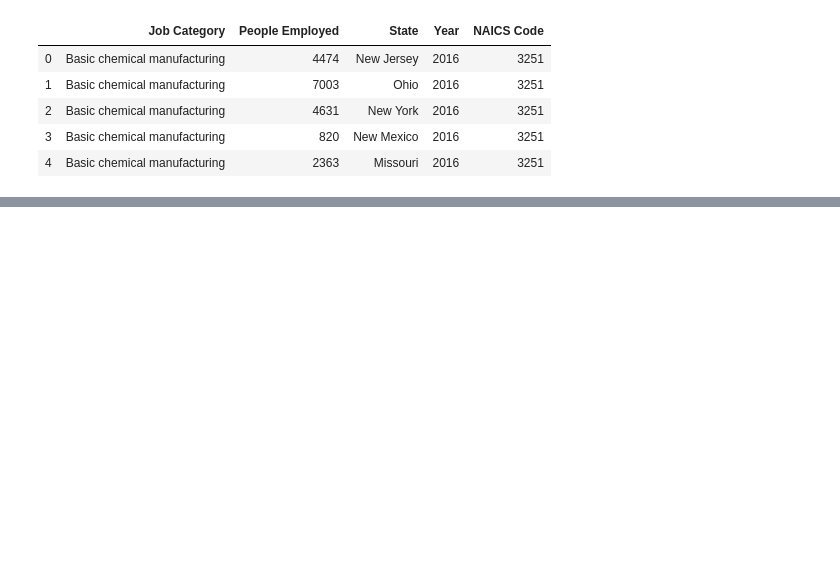
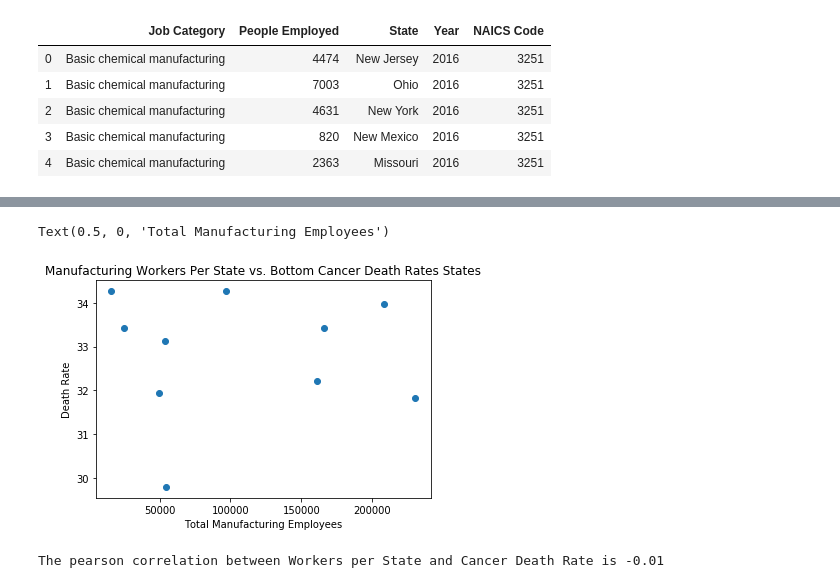
Before and after one commit to settinge/Cancer-and-Nonbiological-Variables, a Jupyter notebook: Merged_Data_and_Visualizations.ipynb, the cells around one changed output, grey strips where cells are left out. Cells and saved outputs as stored; diff of their text form; code cells hidden in the pictures; blank space fills up the shorter version.

```diff
--- a/Merged_Data_and_Visualizations.ipynb
+++ b/Merged_Data_and_Visualizations.ipynb
@@ -116,0 +149,5 @@ KeyError: 'Job Category'
+# %%
+#Creating a dataframe that has the lowest deaths per 100 cancer patients.
+dx = cancer_rate_df.sort_values("Cancer Death_per_hundred_cancer_patient", ascending = True)
+low_can_death = dx.head(10)
+low_can_death
@@ -116,0 +166,4 @@ KeyError: 'Job Category'
+# %%
+bot_can_death = pd.merge(state_job_df,low_can_death, on ='State')
+bot_can_death = bot_can_death.sort_values("Cancer Death_per_hundred_cancer_patient", ascending=True)
+bot_can_death
@@ -116,0 +182,20 @@ KeyError: 'Job Category'
+# %%
+#Making a plot for the number of manufacturing workers verse cancer deaths.
+plt.figure()
+plt.scatter(bot_can_death["Workers per State"],bot_can_death["Cancer Death_per_hundred_cancer_patient"])
+
+plt.title("Manufacturing Workers Per State vs. Bottom Cancer Death Rates States")
+plt.ylabel("Death Rate")
+plt.xlabel("Total Manufacturing Employees")
+# %% [output]
+Text(0.5, 0, 'Total Manufacturing Employees')
+[figure, added]
+# %%
+#Calculating the pearson correlation between workers pers state and cancer death rates in the bottom 10 states.
+
+x_axis= bot_can_death["Workers per State"]
+y_axis= bot_can_death["Cancer Death_per_hundred_cancer_patient"]
+correlation = st.pearsonr(x_axis,y_axis)
+print(f"The pearson correlation between Workers per State and Cancer Death Rate is {round(correlation[0],2)}")
+# %% [output]
+The pearson correlation between Workers per State and Cancer Death Rate is -0.01
```
Also changed, not shown: parts of 23 cells of this notebook, 1 other file.
